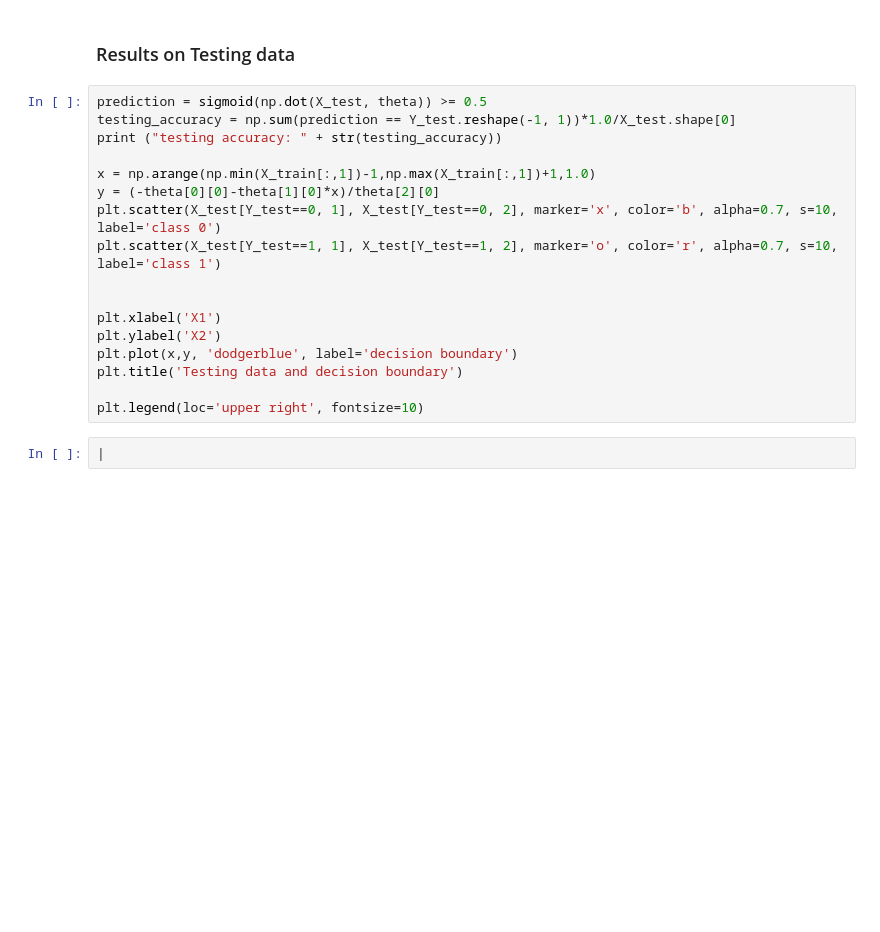
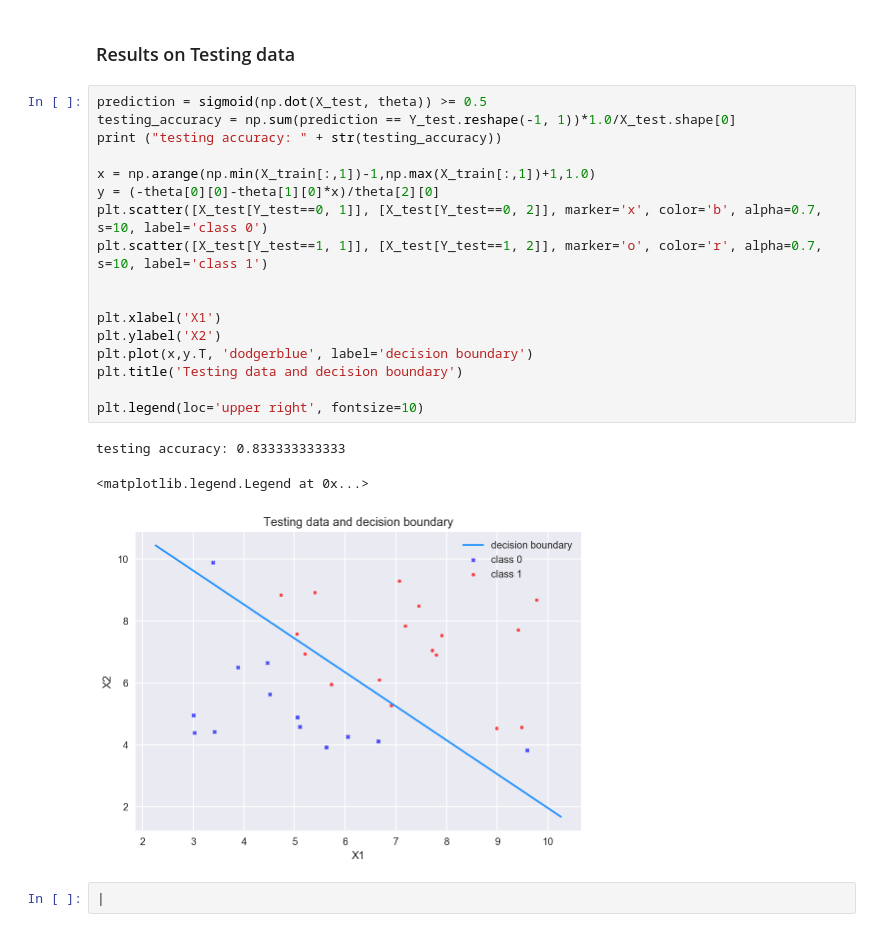
Before and after one commit to hal009/hal009.github.io, a Jupyter notebook: content/COGS118a/files/Hw4/hw4-q2-logistic.ipynb, the cells around one changed output. Saved outputs shown, nothing was run; the diff lists cells and outputs as text; blank space fills up the shorter version.

```diff
--- a/content/COGS118a/files/Hw4/hw4-q2-logistic.ipynb
+++ b/content/COGS118a/files/Hw4/hw4-q2-logistic.ipynb
@@ -103,19 +135,23 @@ plt.legend(loc='upper right', fontsize=10)
 # %%
 prediction = sigmoid(np.dot(X_test, theta)) >= 0.5
 testing_accuracy = np.sum(prediction == Y_test.reshape(-1, 1))*1.0/X_test.shape[0]
 print ("testing accuracy: " + str(testing_accuracy))
 
 x = np.arange(np.min(X_train[:,1])-1,np.max(X_train[:,1])+1,1.0)
 y = (-theta[0][0]-theta[1][0]*x)/theta[2][0]
-plt.scatter(X_test[Y_test==0, 1], X_test[Y_test==0, 2], marker='x', color='b', alpha=0.7, s=10, label='class 0')
-plt.scatter(X_test[Y_test==1, 1], X_test[Y_test==1, 2], marker='o', color='r', alpha=0.7, s=10, label='class 1')
+plt.scatter([X_test[Y_test==0, 1]], [X_test[Y_test==0, 2]], marker='x', color='b', alpha=0.7, s=10, label='class 0')
+plt.scatter([X_test[Y_test==1, 1]], [X_test[Y_test==1, 2]], marker='o', color='r', alpha=0.7, s=10, label='class 1')
 
 
 plt.xlabel('X1')
 plt.ylabel('X2')
-plt.plot(x,y, 'dodgerblue', label='decision boundary')
+plt.plot(x,y.T, 'dodgerblue', label='decision boundary')
 plt.title('Testing data and decision boundary')
 
 plt.legend(loc='upper right', fontsize=10)
+# %% [output]
+testing accuracy: 0.833333333333
+<matplotlib.legend.Legend at 0x...>
+[figure, added]
 # %%
 |
```
Also changed, not shown: parts of 13 cells of this notebook.
